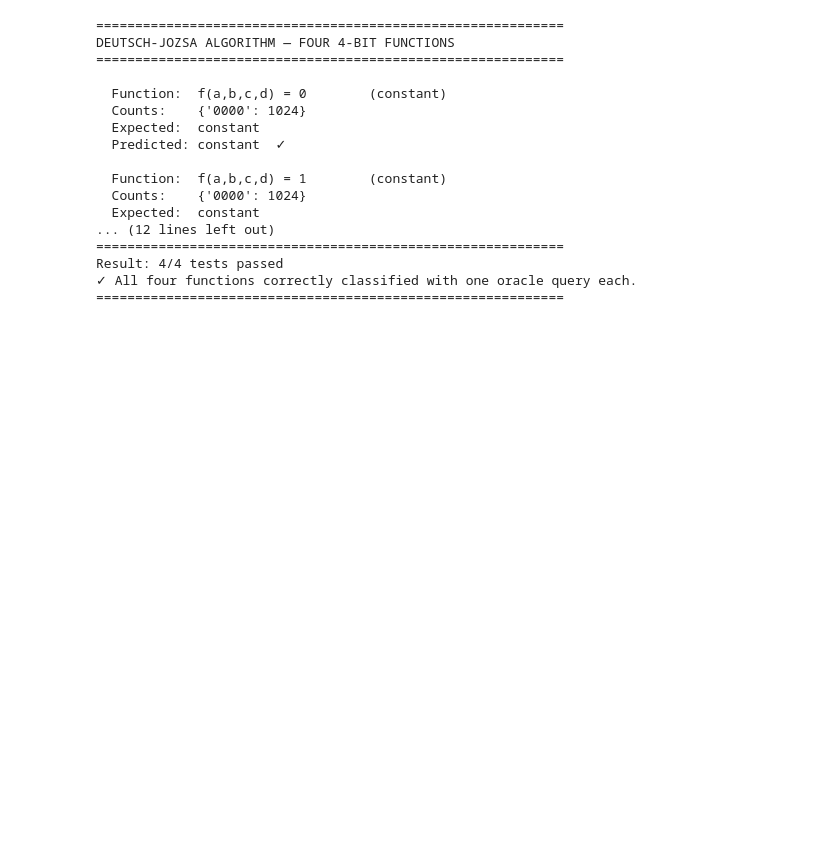
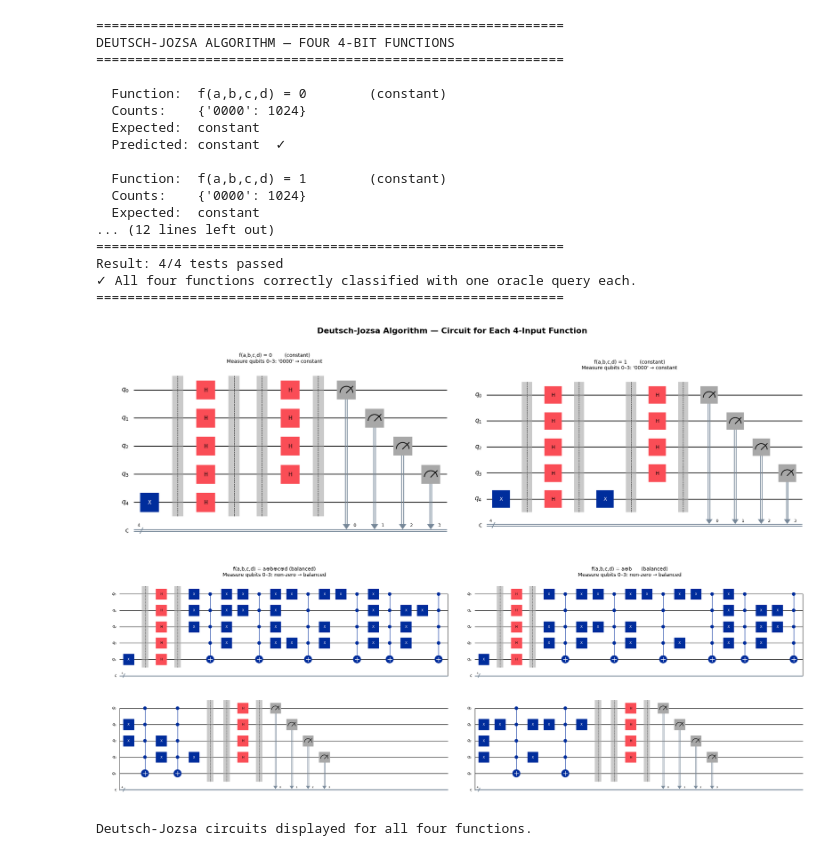
Before and after one commit to haroldlaw/Emerging-Technologies, a Jupyter notebook: problems.ipynb, the cells around one changed output. Saved outputs shown, nothing was run; the diff lists cells and outputs as text; code cells hidden in the pictures; blank space fills up the shorter version.

Commit message:
Visualise Deutsch-Jozsa circuit for all four 4-bit functions

```diff
--- a/problems.ipynb
+++ b/problems.ipynb
@@ -1788,3 +1788,26 @@ DEUTSCH-JOZSA ALGORITHM — FOUR 4-BIT FUNCTIONS
 Result: 4/4 tests passed
 ✓ All four functions correctly classified with one oracle query each.
 ============================================================
+# %%
+# Visualise the Deutsch-Jozsa circuit for each of the four test functions.
+# Constant-function circuits will be clean; balanced-function circuits will
+# be wider because each True output row in the truth table adds an MCX clause.
+fig, axes = plt.subplots(2, 2, figsize=(20, 14))
+fig.suptitle("Deutsch-Jozsa Algorithm — Circuit for Each 4-Input Function",
+             fontsize=16, fontweight='bold')
+
+for idx, (f, function_name, expected) in enumerate(test_cases_dj):
+    ax = axes[idx // 2, idx % 2]
+    oracle = dj_oracle_from_function(f, n=4)
+    # fold=20: wrap circuit every 20 gate columns to keep plots readable.
+    dj_circuit(oracle, n=4).draw('mpl', ax=ax, style='iqp', fold=20)
+    outcome_label = "'0000' → constant" if expected == "constant" else "non-zero → balanced"
+    ax.set_title(f"{function_name}\nMeasure qubits 0–3: {outcome_label}",
+                 fontsize=10, pad=10)
+
+plt.tight_layout()
+plt.show()
+print("Deutsch-Jozsa circuits displayed for all four functions.")
+# %% [output]
+[figure, added]
+Deutsch-Jozsa circuits displayed for all four functions.
```
Also changed, not shown: parts of 5 cells of this notebook.
